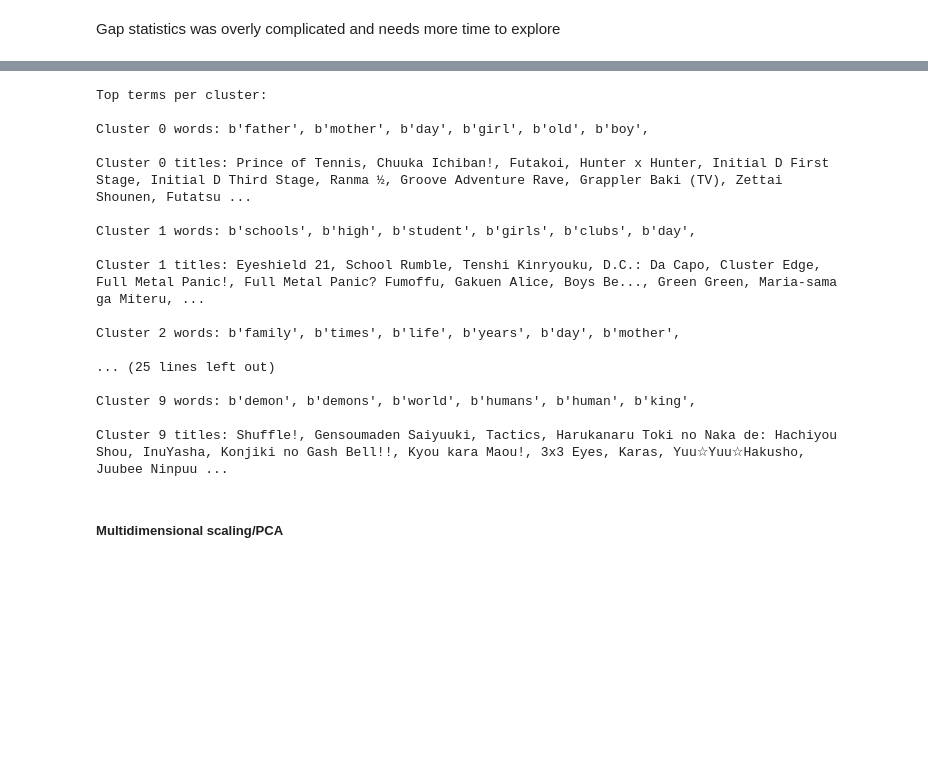
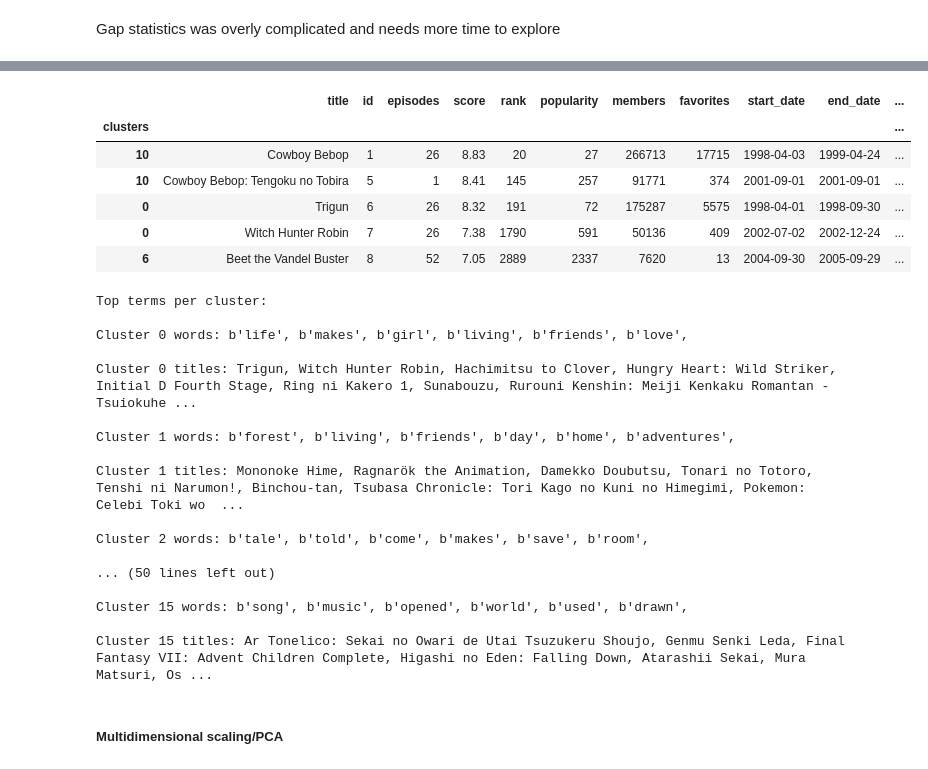
Before and after one commit to jpfreeley/ds, a Jupyter notebook: challenges/13-nlp_unsupervised/ken_m/nlp_unsupervised.ipynb, the cells around one changed output, grey strips where cells are left out. Drawn from its saved outputs; the diff is of its cells as text; code cells hidden in the pictures; blank space fills up the shorter version.

```diff
--- a/challenges/13-nlp_unsupervised/ken_m/nlp_unsupervised.ipynb
+++ b/challenges/13-nlp_unsupervised/ken_m/nlp_unsupervised.ipynb
@@ -317,3 +339,7 @@ This is very interesting and kind of hilarious. The same series is appearing 4 t
 Let's name the clusters 2
 
 Calculate the tf-idf of each word in each cluster (think of all sentences of a cluster together as a document). Represent each cluster with the top 1, or top 2 or... to 5 tf-idf words. For each cluster, print the name (keywords) of the cluster, and "N statements" in the cluster (N is the size of the cluster)
+# %%
+full_data = pd.read_csv('full_anime_data_set.csv')
+full_data.dropna(subset=['synopsis'], inplace=True)
+synops = list(full_data['synopsis'])
@@ -446,6 +475,16 @@ full_data['clusters'] = clusters
 full_data.set_index('clusters', inplace=True)
 full_data.head()
 cluster_names = defaultdict(str)
+# %%
+full_data.head()
+# %% [output]
+|  | title | id | episodes | score | rank | popularity | members | favorites | start_date | end_date | ... |
+| clusters |  |  |  |  |  |  |  |  |  |  | ... |
+| 10 | Cowboy Bebop | 1 | 26 | 8.83 | 20 | 27 | 266713 | 17715 | 1998-04-03 | 1999-04-24 | ... |
+| 10 | Cowboy Bebop: Tengoku no Tobira | 5 | 1 | 8.41 | 145 | 257 | 91771 | 374 | 2001-09-01 | 2001-09-01 | ... |
+| 0 | Trigun | 6 | 26 | 8.32 | 191 | 72 | 175287 | 5575 | 1998-04-01 | 1998-09-30 | ... |
+| 0 | Witch Hunter Robin | 7 | 26 | 7.38 | 1790 | 591 | 50136 | 409 | 2002-07-02 | 2002-12-24 | ... |
+| 6 | Beet the Vandel Buster | 8 | 52 | 7.05 | 2889 | 2337 | 7620 | 13 | 2004-09-30 | 2005-09-29 | ... |
 # %%
 print("Top terms per cluster:")
 print()
@@ -462,37 +501,42 @@ for i in range(num_clusters):
             print(' %s' % vocab_frame.ix[terms[ind].split(' ')].values.tolist()[0][0].encode('utf-8', 'ignore'), end=',')
         except:
             pass
-    #cluster_names[i] = ', '.join(temp_list[:3])
+    #the line below is for creating labels for the graph using the first threw words
+    cluster_names[i] = ', '.join(temp_list[:3])
 
     print() #add whitespace
     print() #add whitespace
 
     print("Cluster %d titles:" % i, end='')
-    for title in list(full_data.ix[i]['title'].values)[:30]:
-        try:
-            print(' %s,' % title, end='')
-        except:
-            pass
+    try:
+        for title in list(full_data.ix[i]['title'].values)[:30]:
+            try:
+                print(' %s,' % title, end='')
+            except:
+                pass
+    except AttributeError:
+        print(full_data.ix[i]['title'])
+
     print() #add whitespace
     print() #add whitespace
 # %% [output]
 Top terms per cluster:
 
-Cluster 0 words: b'father', b'mother', b'day', b'girl', b'old', b'boy',
+Cluster 0 words: b'life', b'makes', b'girl', b'living', b'friends', b'love',
 
-Cluster 0 titles: Prince of Tennis, Chuuka Ichiban!, Futakoi, Hunter x Hunter, Initial D First Stage, Initial D Third Stage, Ranma ½, Groove Adventure Rave, Grappler Baki (TV), Zettai Shounen, Futatsu ...
+Cluster 0 titles: Trigun, Witch Hunter Robin, Hachimitsu to Clover, Hungry Heart: Wild Striker, Initial D Fourth Stage, Ring ni Kakero 1, Sunabouzu, Rurouni Kenshin: Meiji Kenkaku Romantan - Tsuiokuhe ...
 
-Cluster 1 words: b'schools', b'high', b'student', b'girls', b'clubs', b'day',
+Cluster 1 words: b'forest', b'living', b'friends', b'day', b'home', b'adventures',
 
-Cluster 1 titles: Eyeshield 21, School Rumble, Tenshi Kinryouku, D.C.: Da Capo, Cluster Edge, Full Metal Panic!, Full Metal Panic? Fumoffu, Gakuen Alice, Boys Be..., Green Green, Maria-sama ga Miteru, ...
+Cluster 1 titles: Mononoke Hime, Ragnarök the Animation, Damekko Doubutsu, Tonari no Totoro, Tenshi ni Narumon!, Binchou-tan, Tsubasa Chronicle: Tori Kago no Kuni no Himegimi, Pokemon: Celebi Toki wo  ...
 
-Cluster 2 words: b'family', b'times', b'life', b'years', b'day', b'mother',
+Cluster 2 words: b'tale', b'told', b'come', b'makes', b'save', b'room',
 
-... (25 lines left out)
+... (50 lines left out)
 
-Cluster 9 words: b'demon', b'demons', b'world', b'humans', b'human', b'king',
+Cluster 15 words: b'song', b'music', b'opened', b'world', b'used', b'drawn',
 
-Cluster 9 titles: Shuffle!, Gensoumaden Saiyuuki, Tactics, Harukanaru Toki no Naka de: Hachiyou Shou, InuYasha, Konjiki no Gash Bell!!, Kyou kara Maou!, 3x3 Eyes, Karas, Yuu☆Yuu☆Hakusho, Juubee Ninpuu ...
+Cluster 15 titles: Ar Tonelico: Sekai no Owari de Utai Tsuzukeru Shoujo, Genmu Senki Leda, Final Fantasy VII: Advent Children Complete, Higashi no Eden: Falling Down, Atarashii Sekai, Mura Matsuri, Os ...
 # %% [markdown]
 ##### Multidimensional scaling/PCA
 # %%
```
Also changed, not shown: parts of 49 cells of this notebook.
